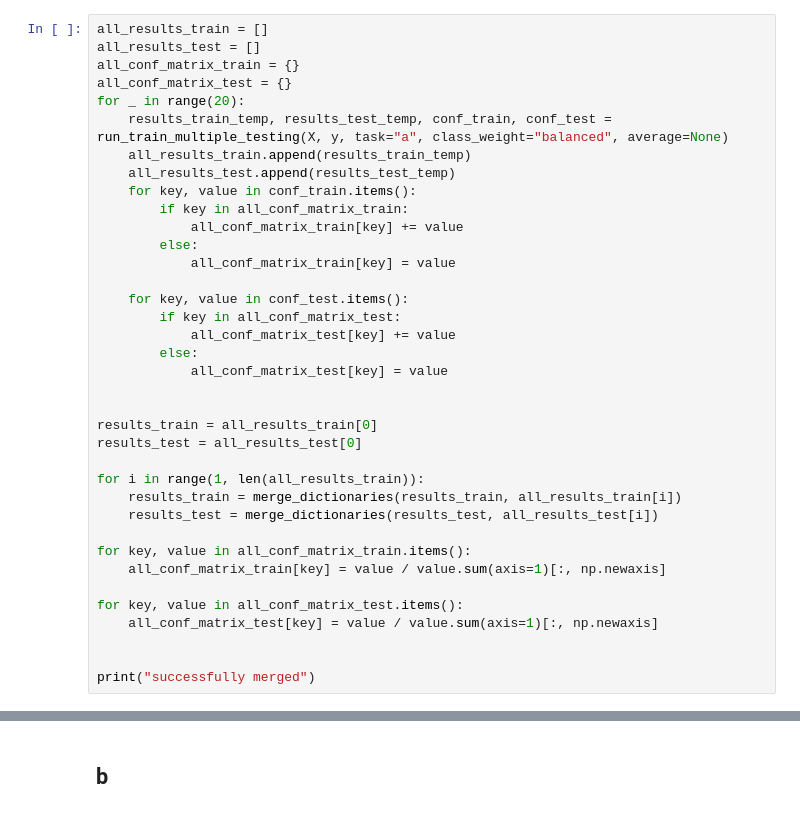
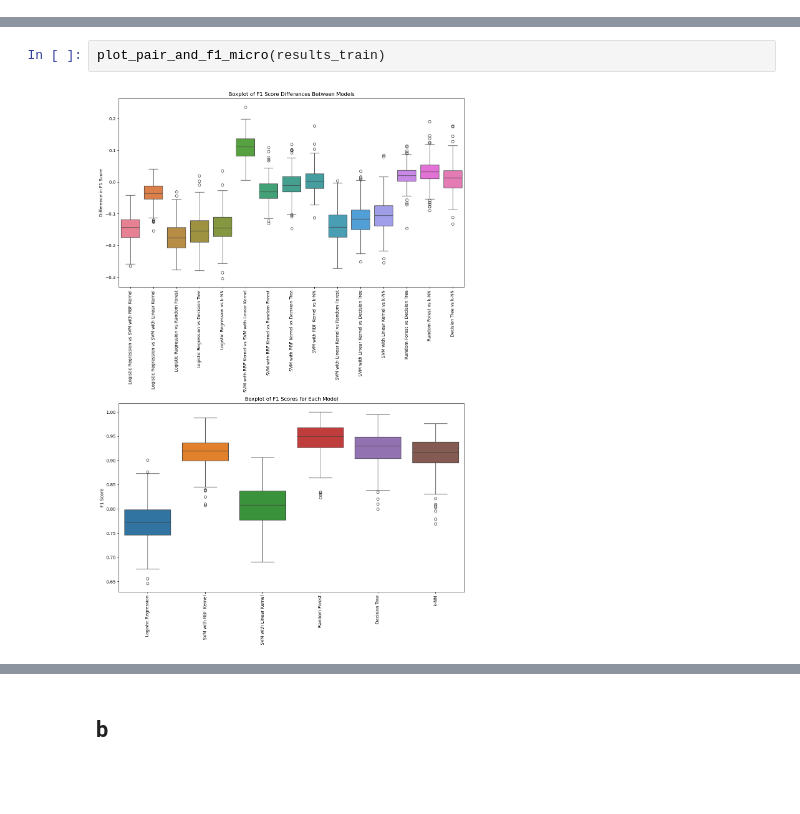
Before and after one commit to rikardradovac/mve441, a Jupyter notebook: question1.ipynb, the cells around one changed output, grey strips where cells are left out. Cells and saved outputs as stored; diff of their text form; blank space fills up the shorter version.

```diff
--- a/question1.ipynb
+++ b/question1.ipynb
@@ -298,37 +401,0 @@ get_distribution(y)
-# %%
-all_results_train = []
-all_results_test = []
-all_conf_matrix_train = {}
-all_conf_matrix_test = {}
-for _ in range(20):
-    results_train_temp, results_test_temp, conf_train, conf_test = run_train_multiple_testing(X, y, task="a", class_weight="balanced", average=None)
-    all_results_train.append(results_train_temp)
-    all_results_test.append(results_test_temp)
-    for key, value in conf_train.items():
-        if key in all_conf_matrix_train:
-            all_conf_matrix_train[key] += value
-        else:
-            all_conf_matrix_train[key] = value
-
-    for key, value in conf_test.items():
-        if key in all_conf_matrix_test:
-            all_conf_matrix_test[key] += value
-        else:
-            all_conf_matrix_test[key] = value
-
-
-results_train = all_results_train[0]
-results_test = all_results_test[0]
-
-for i in range(1, len(all_results_train)):
-    results_train = merge_dictionaries(results_train, all_results_train[i])
-    results_test = merge_dictionaries(results_test, all_results_test[i])
-
-for key, value in all_conf_matrix_train.items():
-    all_conf_matrix_train[key] = value / value.sum(axis=1)[:, np.newaxis]
-
-for key, value in all_conf_matrix_test.items():
-    all_conf_matrix_test[key] = value / value.sum(axis=1)[:, np.newaxis]
-
-
-print("successfully merged")
@@ -335 +521,5 @@ print("successfully merged")
+# %%
+plot_pair_and_f1_micro(results_train)
+# %% [output]
+[figure, added]
 # %%
```
Also changed, not shown: parts of 22 cells of this notebook, 18 other files.
